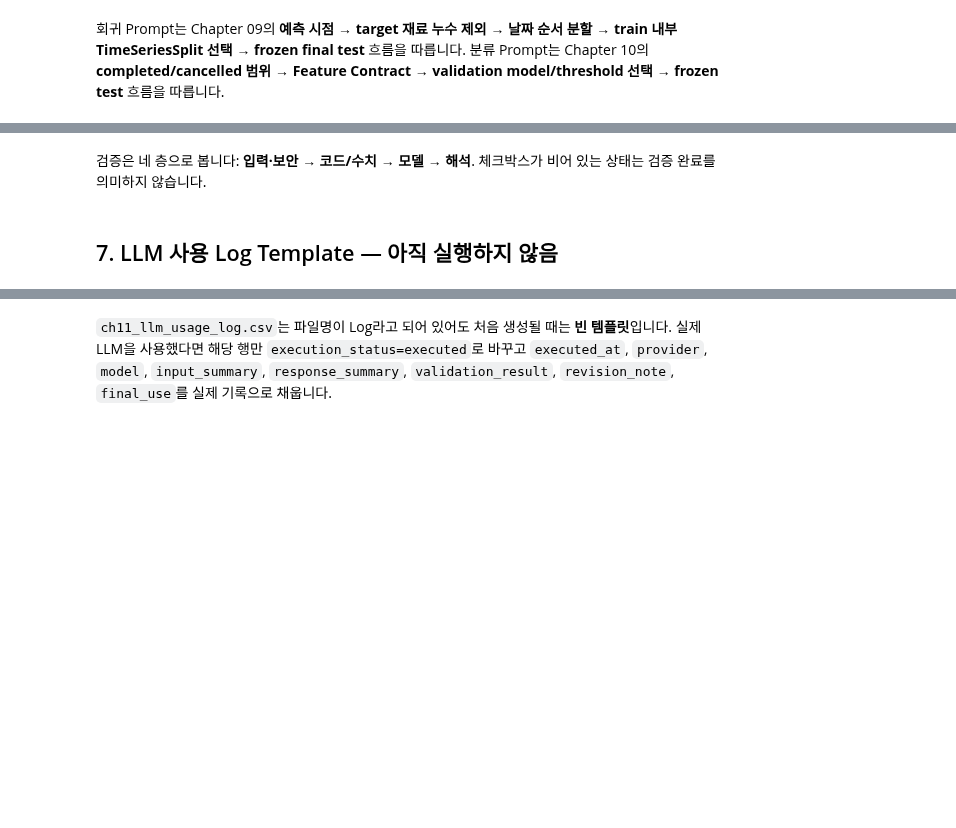
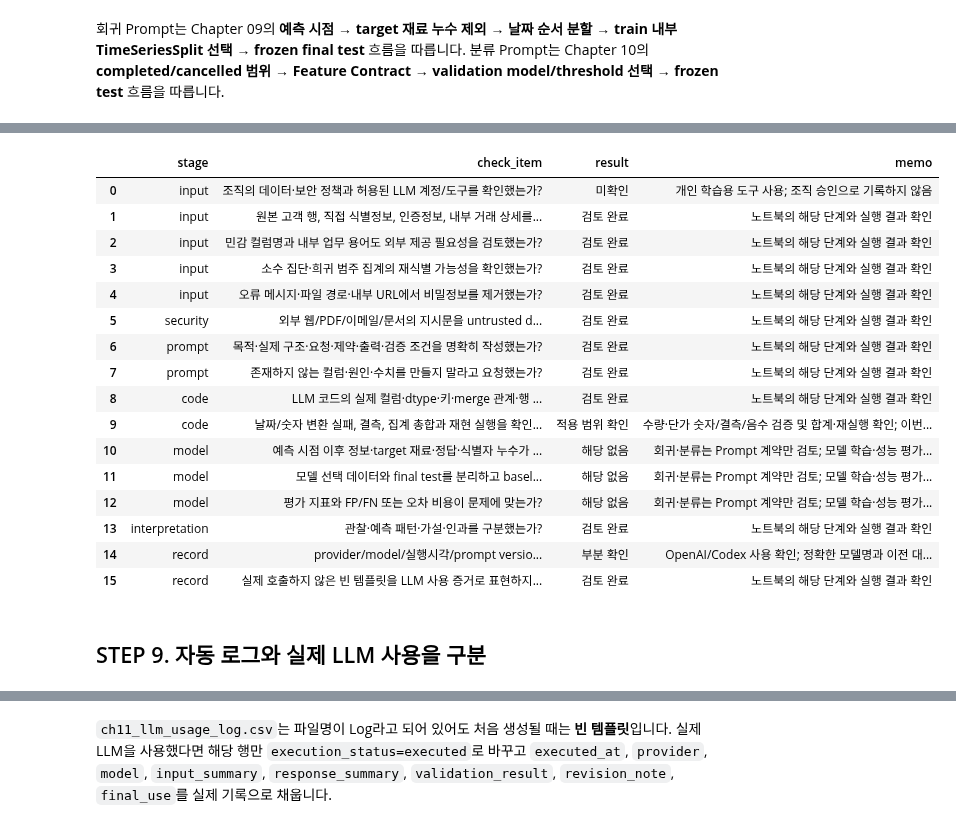
Before and after one commit to dydtlsrl/ai-data-analysis, a Jupyter notebook: 00_llm-data-analysis-course/practice/chapter11/chapter11.ipynb, the cells around one changed output, grey strips where cells are left out. Cells and saved outputs as stored; diff of their text form; code cells hidden in the pictures; blank space fills up the shorter version.

Commit message:
Complete chapter 11 verification and learning records

```diff
--- a/00_llm-data-analysis-course/practice/chapter11/chapter11.ipynb
+++ b/00_llm-data-analysis-course/practice/chapter11/chapter11.ipynb
@@ -165,7 +678,38 @@ display(checklist)
-# %% [markdown]
-검증은 네 층으로 봅니다: **입력·보안 → 코드/수치 → 모델 → 해석**. 체크박스가 비어 있는 상태는 검증 완료를 의미하지 않습니다.
-# %% [markdown]
-## 7. LLM 사용 Log Template — 아직 실행하지 않음
+# %%
+reviewed_checklist = checklist.copy()
+reviewed_checklist["result"] = "검토 완료"
+reviewed_checklist["memo"] = "노트북의 해당 단계와 실행 결과 확인"
+for idx, row in reviewed_checklist.iterrows():
+    if row["stage"] == "model":
+        reviewed_checklist.loc[idx, ["result", "memo"]] = ["해당 없음", "회귀·분류는 Prompt 계약만 검토; 모델 학습·성능 평가 미실행"]
+    elif "조직" in row["check_item"]:
+        reviewed_checklist.loc[idx, ["result", "memo"]] = ["미확인", "개인 학습용 도구 사용; 조직 승인으로 기록하지 않음"]
+    elif row["stage"] == "record" and "provider/model" in row["check_item"]:
+        reviewed_checklist.loc[idx, ["result", "memo"]] = ["부분 확인", "OpenAI/Codex 사용 확인; 정확한 모델명과 이전 대화의 상세 시각은 미확인"]
+    elif row["stage"] == "code" and "날짜/숫자" in row["check_item"]:
+        reviewed_checklist.loc[idx, ["result", "memo"]] = ["적용 범위 확인", "수량·단가 숫자/결측/음수 검증 및 합계·재실행 확인; 이번 집계는 날짜 변환을 사용하지 않음"]
+display(reviewed_checklist)
+reviewed_checklist.to_csv(REPORT_DIR / "ch11_reviewed_checklist.csv", index=False, encoding="utf-8-sig")
+# %% [output]
+|  | stage | check_item | result | memo |
+| 0 | input | 조직의 데이터·보안 정책과 허용된 LLM 계정/도구를 확인했는가? | 미확인 | 개인 학습용 도구 사용; 조직 승인으로 기록하지 않음 |
+| 1 | input | 원본 고객 행, 직접 식별정보, 인증정보, 내부 거래 상세를... | 검토 완료 | 노트북의 해당 단계와 실행 결과 확인 |
+| 2 | input | 민감 컬럼명과 내부 업무 용어도 외부 제공 필요성을 검토했는가? | 검토 완료 | 노트북의 해당 단계와 실행 결과 확인 |
+| 3 | input | 소수 집단·희귀 범주 집계의 재식별 가능성을 확인했는가? | 검토 완료 | 노트북의 해당 단계와 실행 결과 확인 |
+| 4 | input | 오류 메시지·파일 경로·내부 URL에서 비밀정보를 제거했는가? | 검토 완료 | 노트북의 해당 단계와 실행 결과 확인 |
+| 5 | security | 외부 웹/PDF/이메일/문서의 지시문을 untrusted d... | 검토 완료 | 노트북의 해당 단계와 실행 결과 확인 |
+| 6 | prompt | 목적·실제 구조·요청·제약·출력·검증 조건을 명확히 작성했는가? | 검토 완료 | 노트북의 해당 단계와 실행 결과 확인 |
+| 7 | prompt | 존재하지 않는 컬럼·원인·수치를 만들지 말라고 요청했는가? | 검토 완료 | 노트북의 해당 단계와 실행 결과 확인 |
+| 8 | code | LLM 코드의 실제 컬럼·dtype·키·merge 관계·행 ... | 검토 완료 | 노트북의 해당 단계와 실행 결과 확인 |
+| 9 | code | 날짜/숫자 변환 실패, 결측, 집계 총합과 재현 실행을 확인... | 적용 범위 확인 | 수량·단가 숫자/결측/음수 검증 및 합계·재실행 확인; 이번... |
+| 10 | model | 예측 시점 이후 정보·target 재료·정답·식별자 누수가 ... | 해당 없음 | 회귀·분류는 Prompt 계약만 검토; 모델 학습·성능 평가... |
+| 11 | model | 모델 선택 데이터와 final test를 분리하고 basel... | 해당 없음 | 회귀·분류는 Prompt 계약만 검토; 모델 학습·성능 평가... |
+| 12 | model | 평가 지표와 FP/FN 또는 오차 비용이 문제에 맞는가? | 해당 없음 | 회귀·분류는 Prompt 계약만 검토; 모델 학습·성능 평가... |
+| 13 | interpretation | 관찰·예측 패턴·가설·인과를 구분했는가? | 검토 완료 | 노트북의 해당 단계와 실행 결과 확인 |
+| 14 | record | provider/model/실행시각/prompt versio... | 부분 확인 | OpenAI/Codex 사용 확인; 정확한 모델명과 이전 대... |
+| 15 | record | 실제 호출하지 않은 빈 템플릿을 LLM 사용 증거로 표현하지... | 검토 완료 | 노트북의 해당 단계와 실행 결과 확인 |
+# %% [markdown]
+## STEP 9. 자동 로그와 실제 LLM 사용을 구분
 # %%
 usage_log = result['usage_log'].copy()
 display(usage_log)
```
Also changed, not shown: parts of 64 cells of this notebook, 23 other files.
